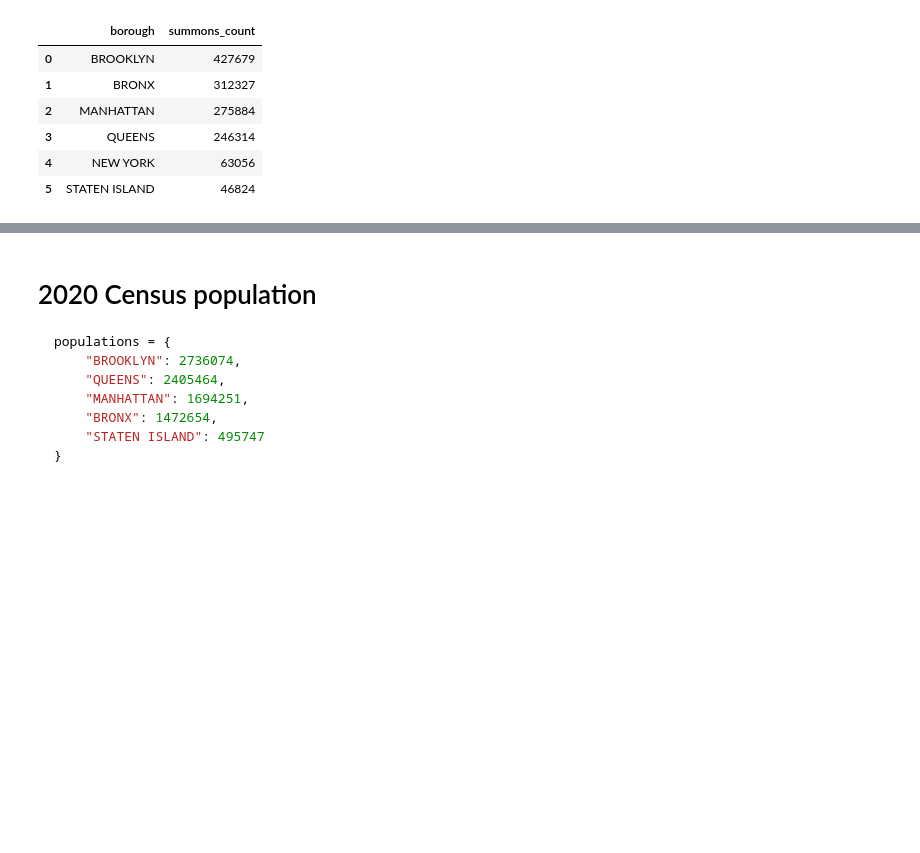
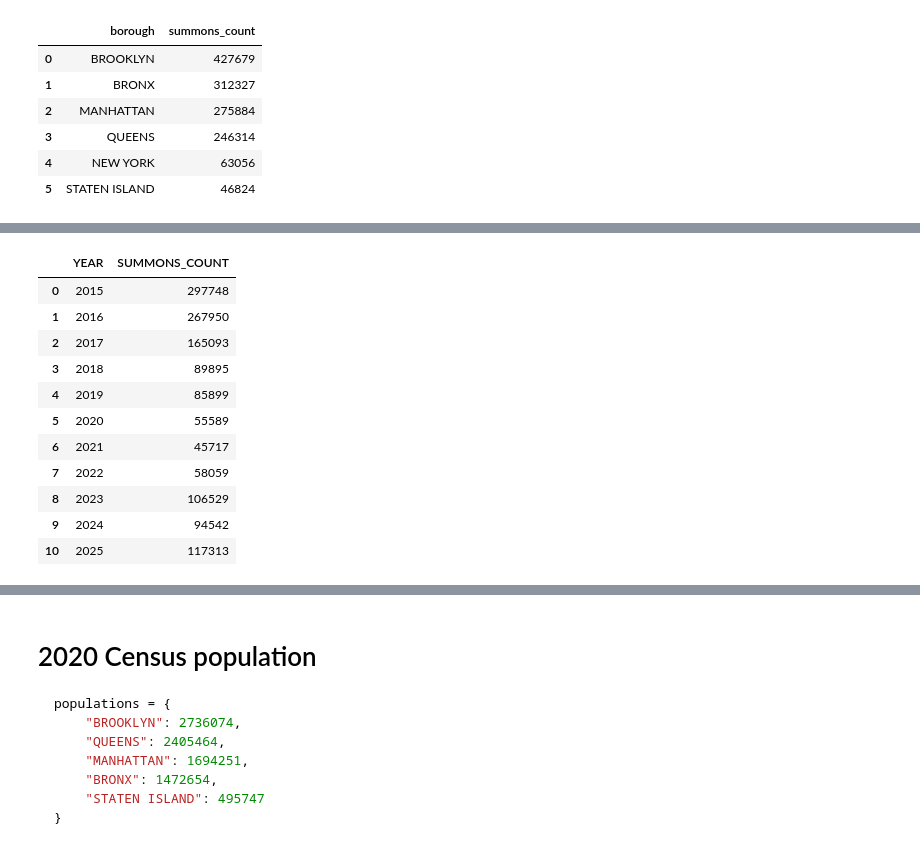
Before and after one commit to jack-walk/Adv-Data-W7, a Jupyter notebook: wk7-vibe-homework-for students.ipynb, the cells around one changed output, grey strips where cells are left out. Drawn from its saved outputs; the diff is of its cells as text; code cells hidden in the pictures; blank space fills up the shorter version.

```diff
--- a/wk7-vibe-homework-for students.ipynb
+++ b/wk7-vibe-homework-for students.ipynb
@@ -224,4 +260,30 @@ borough_counts
 # %%
 # 3. What are the total number of summons broken down by year?
+
+## Input: In the summons-15-25.csv dataset: What are the total number of summons broken down by year? Return the answer in a dataframe written in Python.
+
+## Output:
+
+summons_by_year = pd.DataFrame(
+    {
+        "YEAR": [2015, 2016, 2017, 2018, 2019, 2020, 2021, 2022, 2023, 2024, 2025],
+        "SUMMONS_COUNT": [297748, 267950, 165093, 89895, 85899, 55589, 45717, 58059, 106529, 94542, 117313],
+    }
+)
+
+summons_by_year
+# %% [output]
+|  | YEAR | SUMMONS_COUNT |
+| 0 | 2015 | 297748 |
+| 1 | 2016 | 267950 |
+| 2 | 2017 | 165093 |
+| 3 | 2018 | 89895 |
+| 4 | 2019 | 85899 |
+| 5 | 2020 | 55589 |
+| 6 | 2021 | 45717 |
+| 7 | 2022 | 58059 |
+| 8 | 2023 | 106529 |
+| 9 | 2024 | 94542 |
+| 10 | 2025 | 117313 |
 # %%
 # 4. What were some of the most unusual summons?
```
Also changed, not shown: parts of 12 cells of this notebook.
